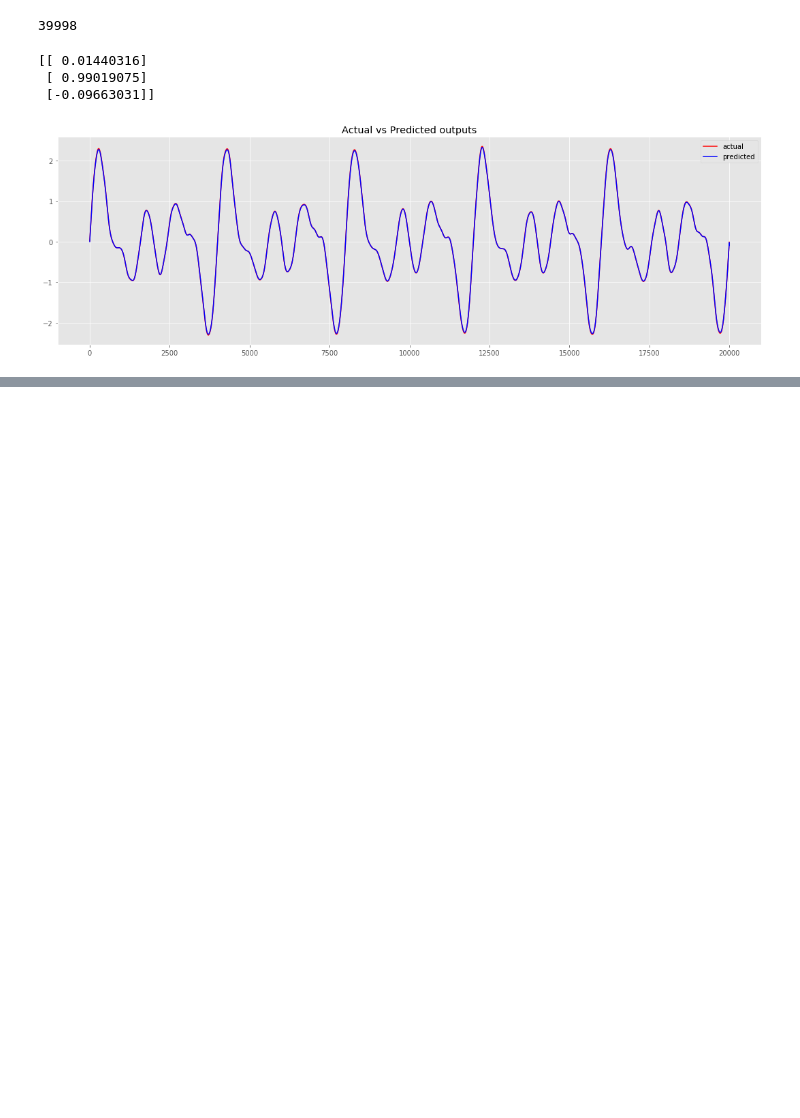
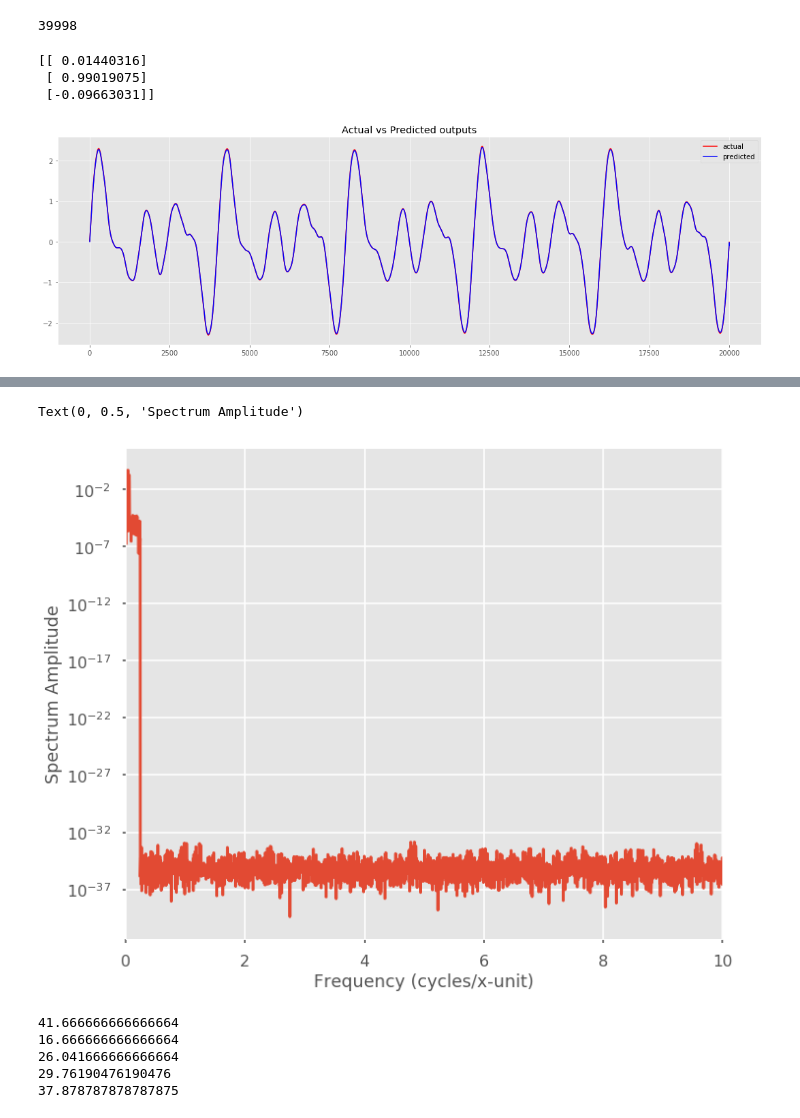
Before and after one commit to A-Gulati/Time_Series, a Jupyter notebook: notebooks/Counting cycles in time series data.ipynb, the cells around one changed output, grey strips where cells are left out. Cells and saved outputs as stored; diff of their text form; code cells hidden in the pictures; blank space fills up the shorter version.

```diff
--- a/notebooks/Counting cycles in time series data.ipynb
+++ b/notebooks/Counting cycles in time series data.ipynb
@@ -283,0 +345,24 @@ plt.show()
+# %%
+# get the frequency and spectrum
+f, Pxx = signal.periodogram(tempNorm, fs = fs, window='hanning', scaling='spectrum')
+# %%
+plt.figure(figsize = (10, 8))
+plt.plot(f, Pxx)
+plt.xlim(0, 10)
+plt.yscale('log')
+plt.xlabel('Frequency (cycles/x-unit)')
+plt.ylabel('Spectrum Amplitude')
+# %% [output]
+Text(0, 0.5, 'Spectrum Amplitude')
+[figure, added]
+# %%
+# print the top 6 period in the signal
+for amp_arg in np.argsort(np.abs(Pxx))[::-1][1:6]:
+    day = 1 / f[amp_arg]
+    print(day)
+# %% [output]
+41.666666666666664
+16.666666666666664
+26.041666666666664
+29.76190476190476
+37.878787878787875
```
Also changed, not shown: parts of 9 cells of this notebook.
